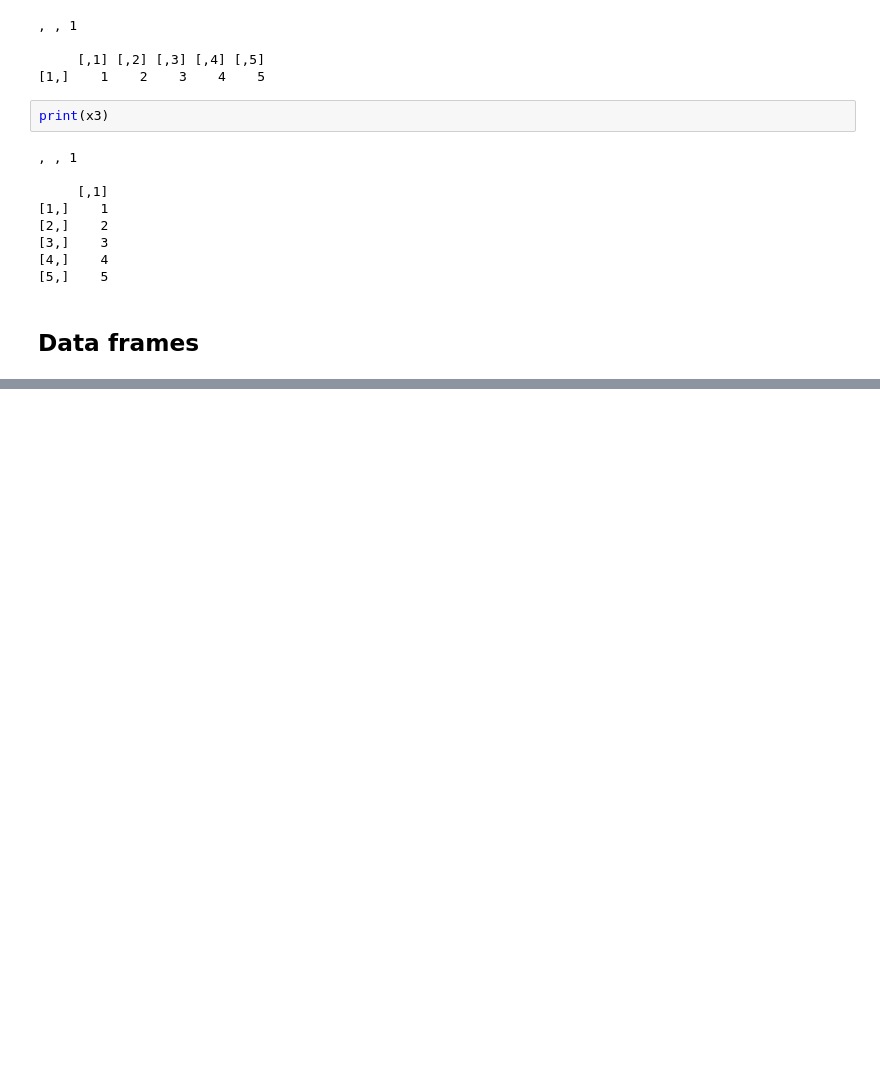
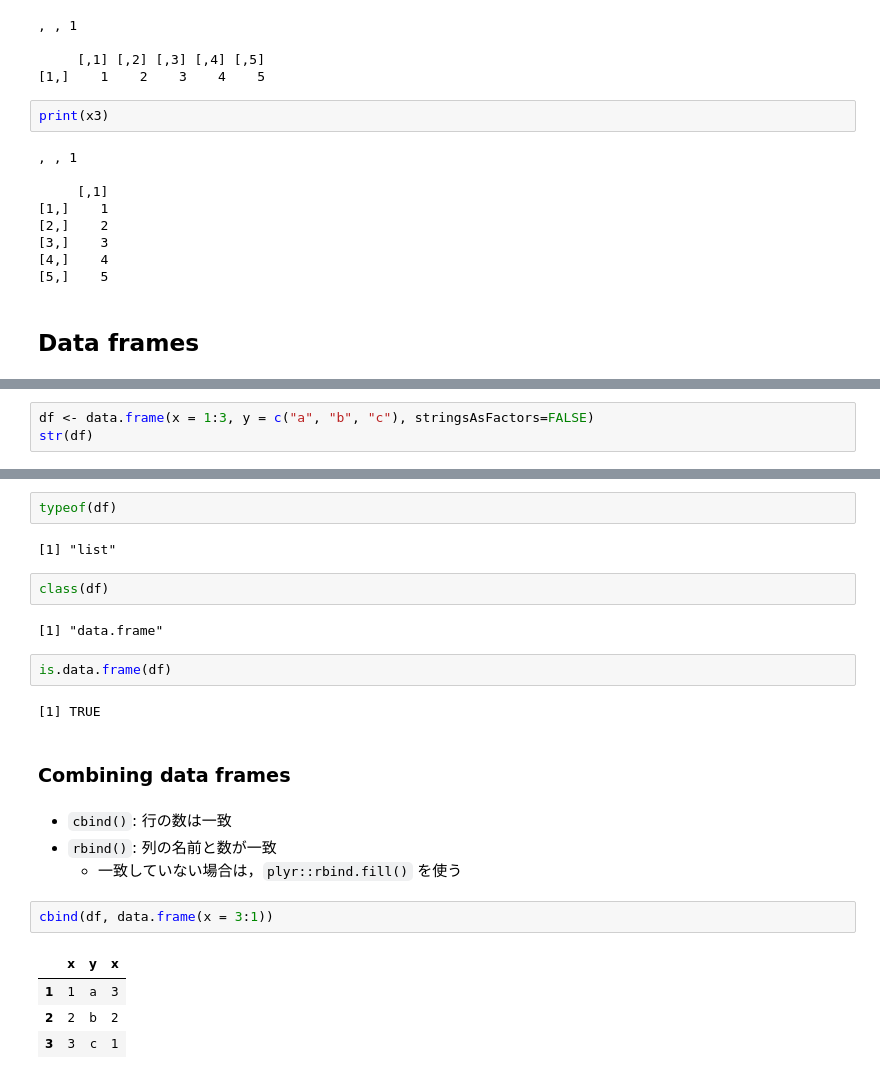
Before and after one commit to pgm111/study-AdvancedR, a Jupyter notebook: 02-Data-structures.ipynb, the cells around one changed output, grey strips where cells are left out. Saved outputs shown, nothing was run; the diff lists cells and outputs as text; blank space fills up the shorter version.

Commit message:
data frame

```diff
--- a/02-Data-structures.ipynb
+++ b/02-Data-structures.ipynb
@@ -698,0 +719,3 @@ print(x3)
+# %%
+df <- data.frame(x = 1:3, y = c("a", "b", "c"), stringsAsFactors=FALSE)
+str(df)
@@ -698,0 +750,25 @@ print(x3)
+# %%
+typeof(df)
+# %% [output]
+[1] "list"
+# %%
+class(df)
+# %% [output]
+[1] "data.frame"
+# %%
+is.data.frame(df)
+# %% [output]
+[1] TRUE
+# %% [markdown]
+### Combining data frames
+# %% [markdown]
+* `cbind()`: 行の数は一致
+* `rbind()`: 列の名前と数が一致
+    * 一致していない場合は，`plyr::rbind.fill()` を使う
+# %%
+cbind(df, data.frame(x = 3:1))
+# %% [output]
+|  | x | y | x |
+| 1 | 1 | a | 3 |
+| 2 | 2 | b | 2 |
+| 3 | 3 | c | 1 |
```
Also changed, not shown: parts of 15 cells of this notebook.
